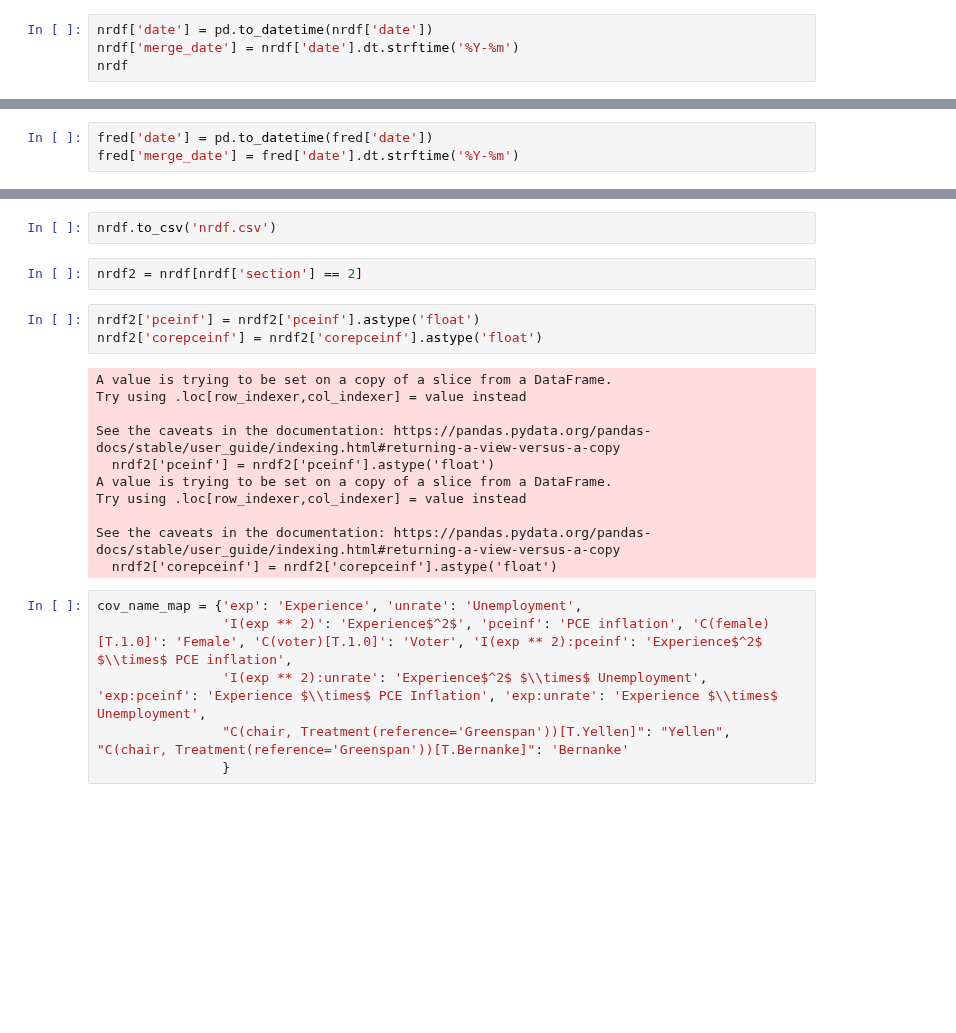
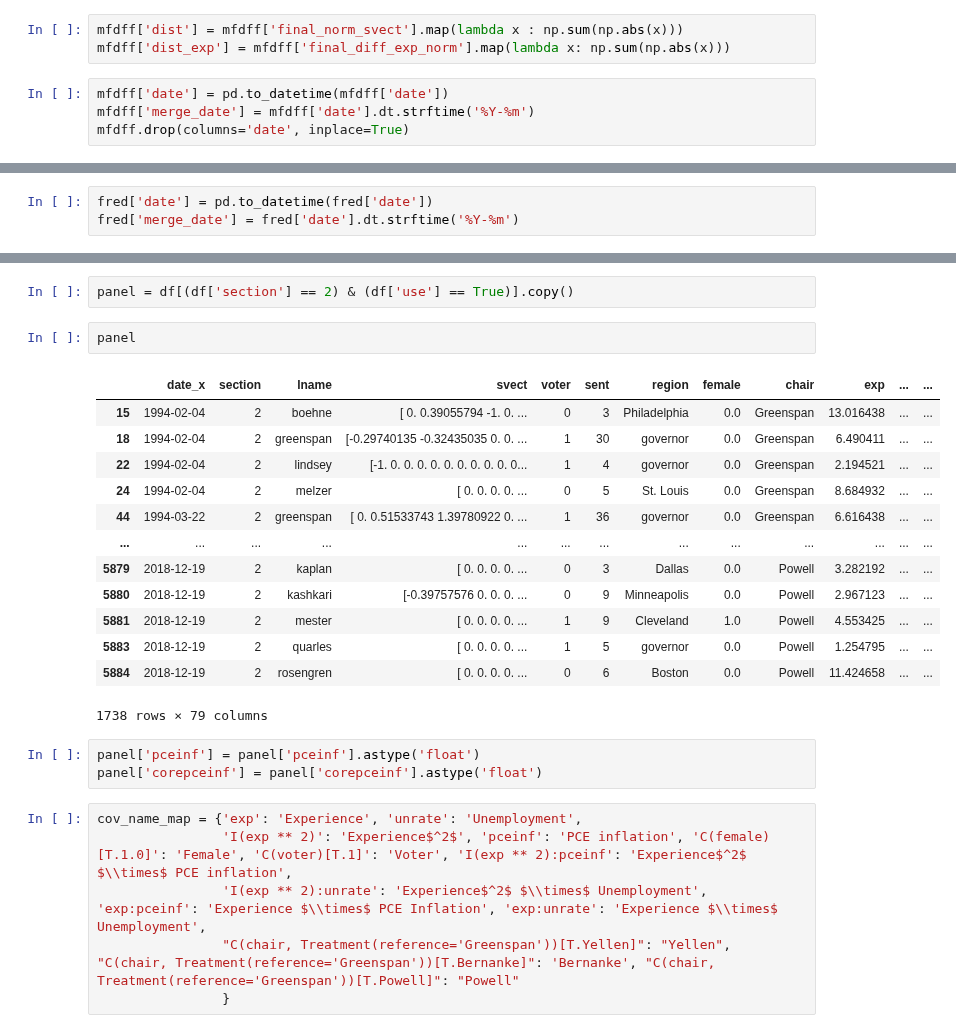
Before and after one commit to bendurham441/fed-nlp, a Jupyter notebook: regressions/unordered.ipynb, the cells around one changed output, grey strips where cells are left out. Saved outputs shown, nothing was run; the diff lists cells and outputs as text; blank space fills up the shorter version.

```diff
--- a/regressions/unordered.ipynb
+++ b/regressions/unordered.ipynb
@@ -86,4 +35,7 @@ nrdf['diffavg'] = (nrdf['svect'] - nrdf.groupby(['date', 'section'])['svect'].tr
+# %%
+mfdff['dist'] = mfdff['final_norm_svect'].map(lambda x : np.sum(np.abs(x)))
+mfdff['dist_exp'] = mfdff['final_diff_exp_norm'].map(lambda x: np.sum(np.abs(x)))
 # %%
-nrdf['date'] = pd.to_datetime(nrdf['date'])
-nrdf['merge_date'] = nrdf['date'].dt.strftime('%Y-%m')
-nrdf
+mfdff['date'] = pd.to_datetime(mfdff['date'])
+mfdff['merge_date'] = mfdff['date'].dt.strftime('%Y-%m')
+mfdff.drop(columns='date', inplace=True)
@@ -142,26 +65,29 @@ nrdf
-# %%
-nrdf.to_csv('nrdf.csv')
-# %%
-nrdf2 = nrdf[nrdf['section'] == 2]
+# %%
+panel = df[(df['section'] == 2) & (df['use'] == True)].copy()
+# %%
+panel
+# %% [output]
+|  | date_x | section | lname | svect | voter | sent | region | female | chair | exp | ... | ... |
+| 15 | 1994-02-04 | 2 | boehne | [ 0. 0.39055794 -1. 0. ... | 0 | 3 | Philadelphia | 0.0 | Greenspan | 13.016438 | ... | ... |
+| 18 | 1994-02-04 | 2 | greenspan | [-0.29740135 -0.32435035 0. 0. ... | 1 | 30 | governor | 0.0 | Greenspan | 6.490411 | ... | ... |
+| 22 | 1994-02-04 | 2 | lindsey | [-1. 0. 0. 0. 0. 0. 0. 0. 0. 0. 0... | 1 | 4 | governor | 0.0 | Greenspan | 2.194521 | ... | ... |
+| 24 | 1994-02-04 | 2 | melzer | [ 0. 0. 0. 0. ... | 0 | 5 | St. Louis | 0.0 | Greenspan | 8.684932 | ... | ... |
+| 44 | 1994-03-22 | 2 | greenspan | [ 0. 0.51533743 1.39780922 0. ... | 1 | 36 | governor | 0.0 | Greenspan | 6.616438 | ... | ... |
+| ... | ... | ... | ... | ... | ... | ... | ... | ... | ... | ... | ... | ... |
+| 5879 | 2018-12-19 | 2 | kaplan | [ 0. 0. 0. 0. ... | 0 | 3 | Dallas | 0.0 | Powell | 3.282192 | ... | ... |
+| 5880 | 2018-12-19 | 2 | kashkari | [-0.39757576 0. 0. 0. ... | 0 | 9 | Minneapolis | 0.0 | Powell | 2.967123 | ... | ... |
+| 5881 | 2018-12-19 | 2 | mester | [ 0. 0. 0. 0. ... | 1 | 9 | Cleveland | 1.0 | Powell | 4.553425 | ... | ... |
+| 5883 | 2018-12-19 | 2 | quarles | [ 0. 0. 0. 0. ... | 1 | 5 | governor | 0.0 | Powell | 1.254795 | ... | ... |
+| 5884 | 2018-12-19 | 2 | rosengren | [ 0. 0. 0. 0. ... | 0 | 6 | Boston | 0.0 | Powell | 11.424658 | ... | ... |
+1738 rows × 79 columns
 # %%
-nrdf2['pceinf'] = nrdf2['pceinf'].astype('float')
-nrdf2['corepceinf'] = nrdf2['corepceinf'].astype('float')
+panel['pceinf'] = panel['pceinf'].astype('float')
+panel['corepceinf'] = panel['corepceinf'].astype('float')
-# %% [output]
-A value is trying to be set on a copy of a slice from a DataFrame.
-Try using .loc[row_indexer,col_indexer] = value instead
-
-See the caveats in the documentation: https://pandas.pydata.org/pandas-docs/stable/user_guide/indexing.html#returning-a-view-versus-a-copy
-  nrdf2['pceinf'] = nrdf2['pceinf'].astype('float')
-A value is trying to be set on a copy of a slice from a DataFrame.
-Try using .loc[row_indexer,col_indexer] = value instead
-
-See the caveats in the documentation: https://pandas.pydata.org/pandas-docs/stable/user_guide/indexing.html#returning-a-view-versus-a-copy
-  nrdf2['corepceinf'] = nrdf2['corepceinf'].astype('float')
 # %%
 cov_name_map = {'exp': 'Experience', 'unrate': 'Unemployment',
-                'I(exp ** 2)': 'Experience$^2$', 'pceinf': 'PCE inflation', 'C(female)[T.1.0]': 'Female', 'C(voter)[T.1.0]': 'Voter', 'I(exp ** 2):pceinf': 'Experience$^2$ $\\times$ PCE inflation',
+                'I(exp ** 2)': 'Experience$^2$', 'pceinf': 'PCE inflation', 'C(female)[T.1.0]': 'Female', 'C(voter)[T.1]': 'Voter', 'I(exp ** 2):pceinf': 'Experience$^2$ $\\times$ PCE inflation',
                 'I(exp ** 2):unrate': 'Experience$^2$ $\\times$ Unemployment', 'exp:pceinf': 'Experience $\\times$ PCE Inflation', 'exp:unrate': 'Experience $\\times$ Unemployment',
-                "C(chair, Treatment(reference='Greenspan'))[T.Yellen]": "Yellen", "C(chair, Treatment(reference='Greenspan'))[T.Bernanke]": 'Bernanke'
+                "C(chair, Treatment(reference='Greenspan'))[T.Yellen]": "Yellen", "C(chair, Treatment(reference='Greenspan'))[T.Bernanke]": 'Bernanke', "C(chair, Treatment(reference='Greenspan'))[T.Powell]": "Powell"
                 }
 # %%
 
```
Also changed, not shown: parts of 20 cells of this notebook.
